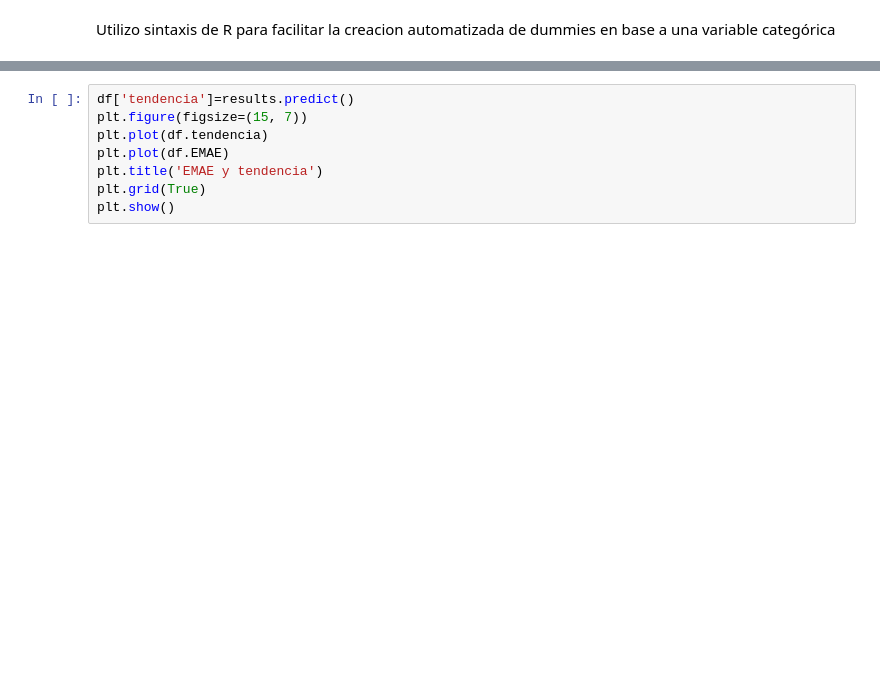
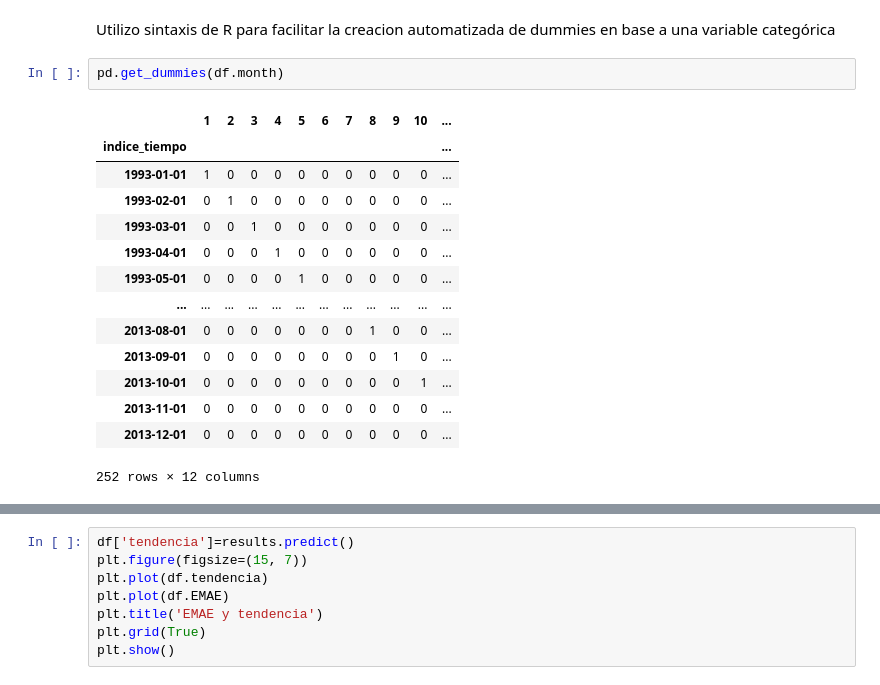
Before and after one commit to rpasquini/herramientas-econometricas-2022, a Jupyter notebook: Series_de_Tiempo.ipynb, the cells around one changed output, grey strips where cells are left out. Cells and saved outputs as stored; diff of their text form; blank space fills up the shorter version.

```diff
--- a/Series_de_Tiempo.ipynb
+++ b/Series_de_Tiempo.ipynb
@@ -189,3 +229,20 @@ df.head()
 | 1993-05-01 | 103.674974 | -16.862718 | 113.193716 | 4 | 16 | 5 |
 # %% [markdown]
 Utilizo sintaxis de R para facilitar la creacion automatizada de dummies en base a una variable categórica
+# %%
+pd.get_dummies(df.month)
+# %% [output]
+|  | 1 | 2 | 3 | 4 | 5 | 6 | 7 | 8 | 9 | 10 | ... |
+| indice_tiempo |  |  |  |  |  |  |  |  |  |  | ... |
+| 1993-01-01 | 1 | 0 | 0 | 0 | 0 | 0 | 0 | 0 | 0 | 0 | ... |
+| 1993-02-01 | 0 | 1 | 0 | 0 | 0 | 0 | 0 | 0 | 0 | 0 | ... |
+| 1993-03-01 | 0 | 0 | 1 | 0 | 0 | 0 | 0 | 0 | 0 | 0 | ... |
+| 1993-04-01 | 0 | 0 | 0 | 1 | 0 | 0 | 0 | 0 | 0 | 0 | ... |
+| 1993-05-01 | 0 | 0 | 0 | 0 | 1 | 0 | 0 | 0 | 0 | 0 | ... |
+| ... | ... | ... | ... | ... | ... | ... | ... | ... | ... | ... | ... |
+| 2013-08-01 | 0 | 0 | 0 | 0 | 0 | 0 | 0 | 1 | 0 | 0 | ... |
+| 2013-09-01 | 0 | 0 | 0 | 0 | 0 | 0 | 0 | 0 | 1 | 0 | ... |
+| 2013-10-01 | 0 | 0 | 0 | 0 | 0 | 0 | 0 | 0 | 0 | 1 | ... |
+| 2013-11-01 | 0 | 0 | 0 | 0 | 0 | 0 | 0 | 0 | 0 | 0 | ... |
+| 2013-12-01 | 0 | 0 | 0 | 0 | 0 | 0 | 0 | 0 | 0 | 0 | ... |
+252 rows × 12 columns
```
Also changed, not shown: parts of 18 cells of this notebook.
